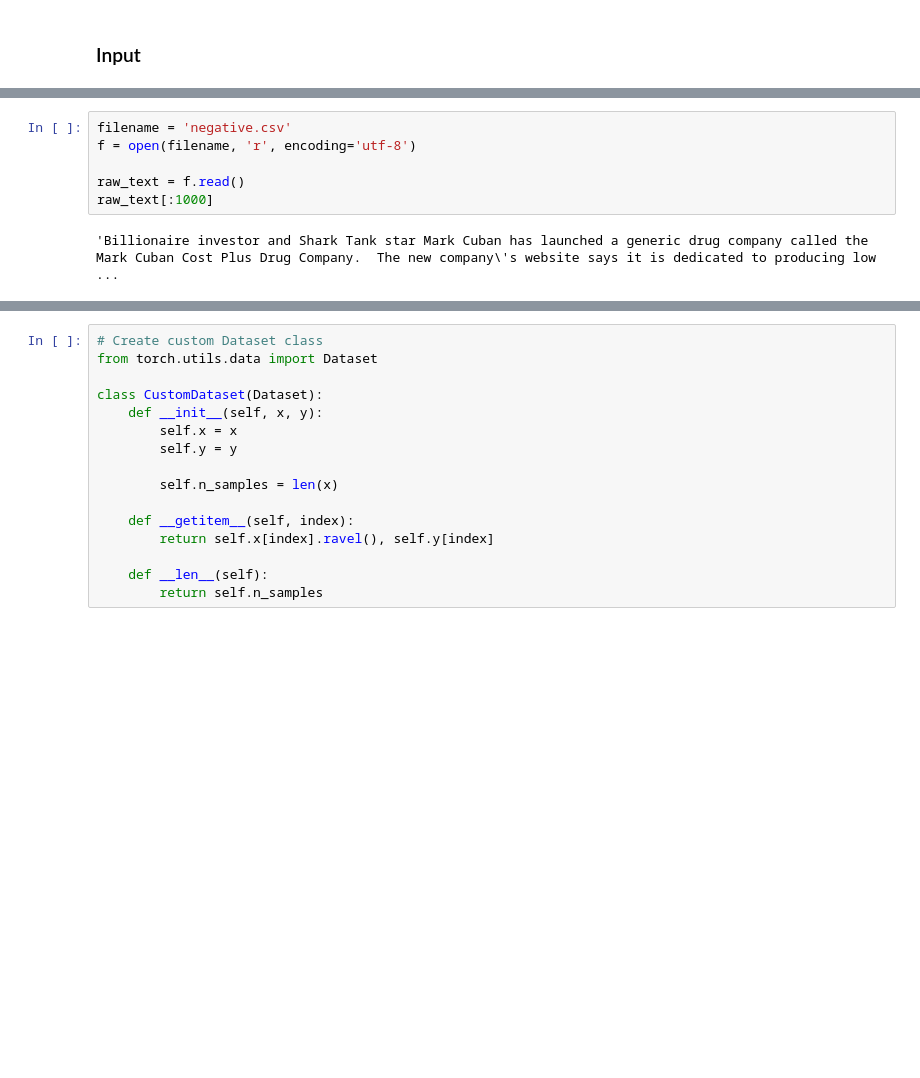
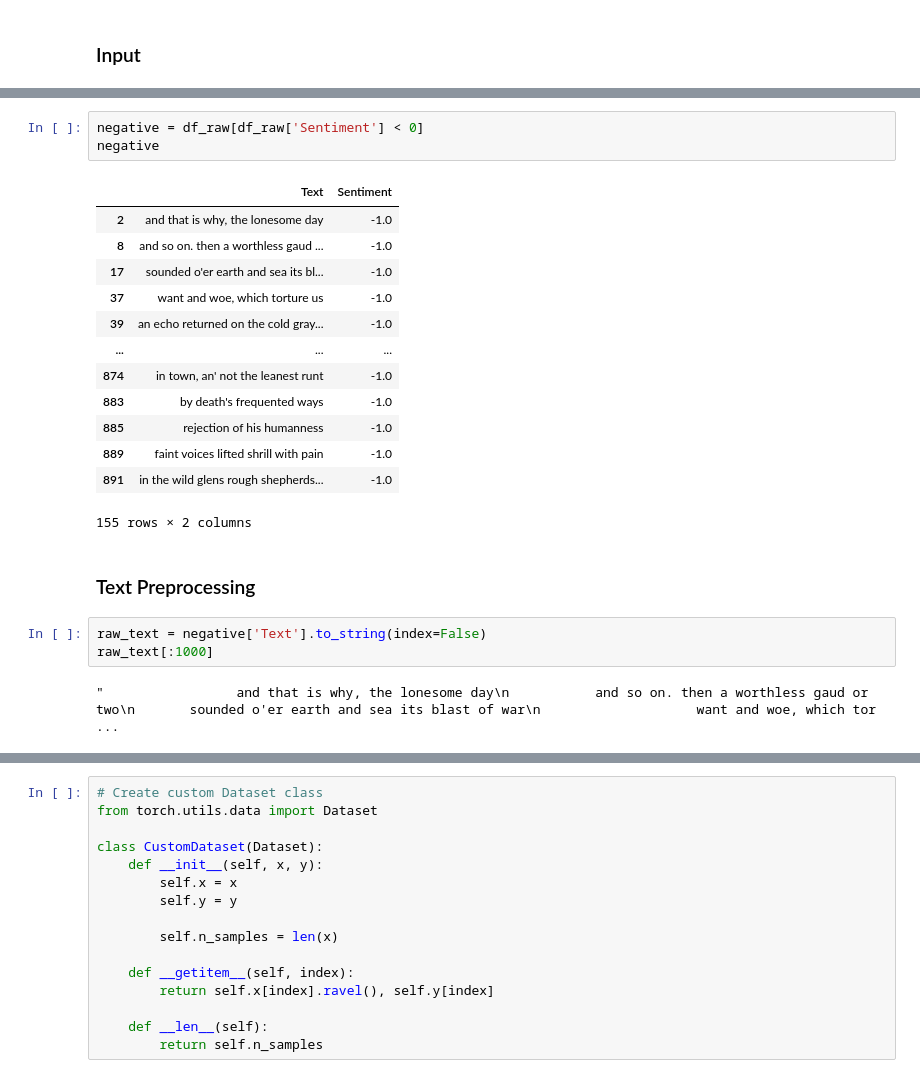
Before and after one commit to IrishMorales/sentiment-analysis, a Jupyter notebook: negative-generator.ipynb, the cells around one changed output, grey strips where cells are left out. Drawn from its saved outputs; the diff is of its cells as text; blank space fills up the shorter version.

```diff
--- a/negative-generator.ipynb
+++ b/negative-generator.ipynb
@@ -33,11 +39,27 @@ True
+# %%
+negative = df_raw[df_raw['Sentiment'] < 0]
+negative
+# %% [output]
+|  | Text | Sentiment |
+| 2 | and that is why, the lonesome day | -1.0 |
+| 8 | and so on. then a worthless gaud ... | -1.0 |
+| 17 | sounded o'er earth and sea its bl... | -1.0 |
+| 37 | want and woe, which torture us | -1.0 |
+| 39 | an echo returned on the cold gray... | -1.0 |
+| ... | ... | ... |
+| 874 | in town, an' not the leanest runt | -1.0 |
+| 883 | by death's frequented ways | -1.0 |
+| 885 | rejection of his humanness | -1.0 |
+| 889 | faint voices lifted shrill with pain | -1.0 |
+| 891 | in the wild glens rough shepherds... | -1.0 |
+155 rows × 2 columns
+# %% [markdown]
+### Text Preprocessing
 # %%
-filename = 'negative.csv'
-f = open(filename, 'r', encoding='utf-8')
-
-raw_text = f.read()
+raw_text = negative['Text'].to_string(index=False)
 raw_text[:1000]
 # %% [output]
-'Billionaire investor and Shark Tank star Mark Cuban has launched a generic drug company called the Mark Cuban Cost Plus Drug Company.  The new company\'s website says it is dedicated to producing low ...
+"                 and that is why, the lonesome day\n           and so on. then a worthless gaud or two\n       sounded o'er earth and sea its blast of war\n                    want and woe, which tor ...
 # %%
 # Remove all non-ASCII characters
 processed_text = re.sub(r'[^\x00-\x7f]', r'', raw_text).lower()
```
Also changed, not shown: parts of 61 cells of this notebook, 2 other files.
